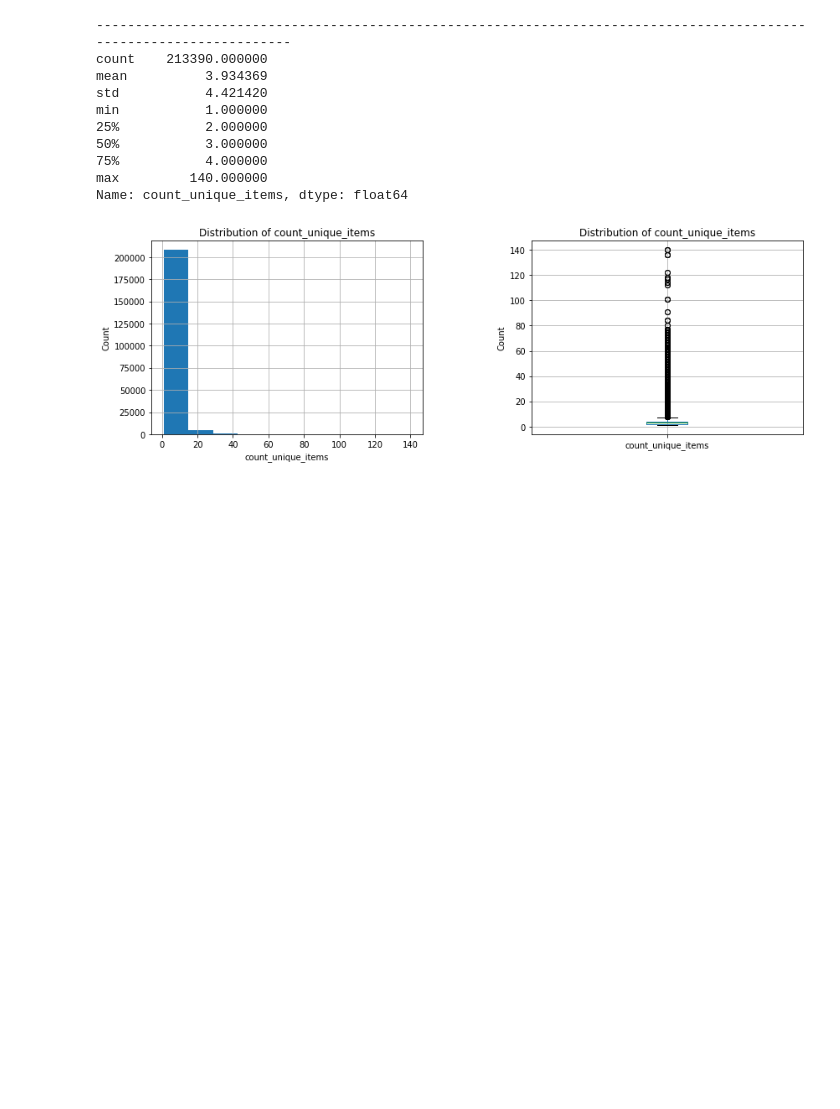
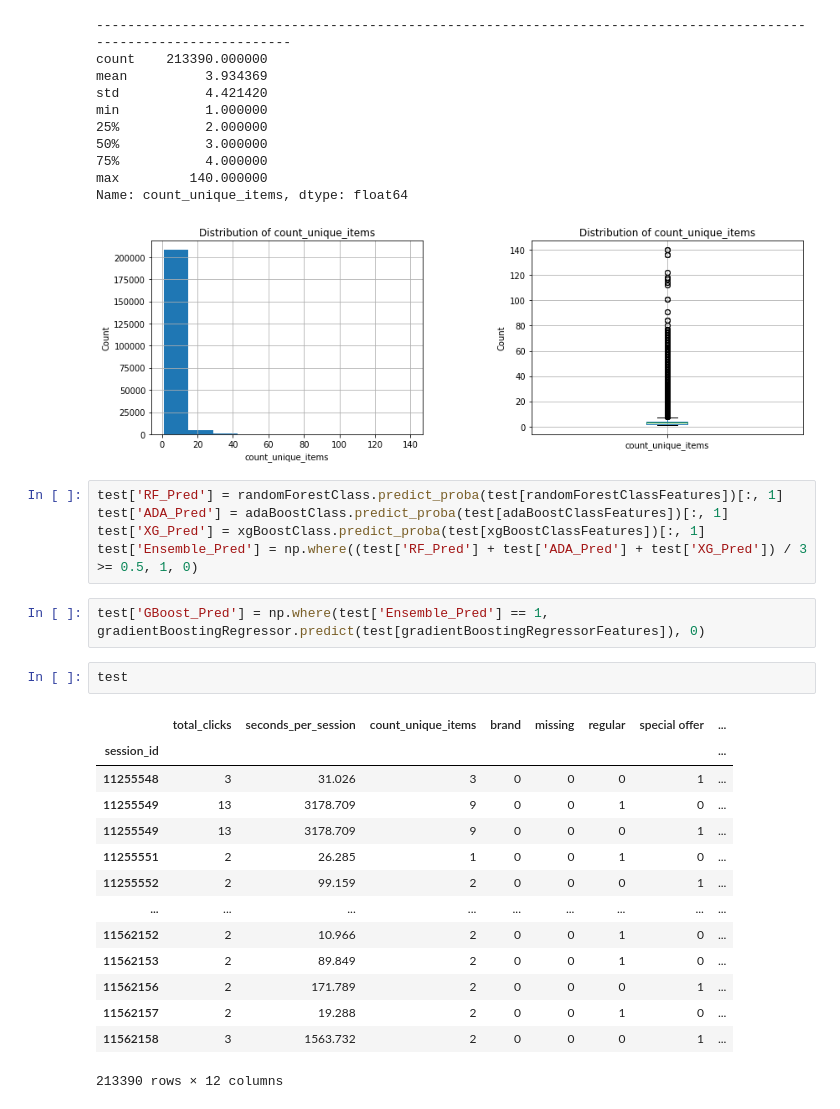
Before and after one commit to jacobweiss2305/purchase-predictions, a Jupyter notebook: model/notebooks/main.ipynb, the cells around one changed output. Drawn from its saved outputs; the diff is of its cells as text; blank space fills up the shorter version.

```diff
--- a/model/notebooks/main.ipynb
+++ b/model/notebooks/main.ipynb
@@ -306,3 +428,27 @@ min           1.000000
 max         140.000000
 Name: count_unique_items, dtype: float64
 [figure]
+# %%
+test['RF_Pred'] = randomForestClass.predict_proba(test[randomForestClassFeatures])[:, 1]
+test['ADA_Pred'] = adaBoostClass.predict_proba(test[adaBoostClassFeatures])[:, 1]
+test['XG_Pred'] = xgBoostClass.predict_proba(test[xgBoostClassFeatures])[:, 1]
+test['Ensemble_Pred'] = np.where((test['RF_Pred'] + test['ADA_Pred'] + test['XG_Pred']) / 3 >= 0.5, 1, 0)
+# %%
+test['GBoost_Pred'] = np.where(test['Ensemble_Pred'] == 1, gradientBoostingRegressor.predict(test[gradientBoostingRegressorFeatures]), 0)
+# %%
+test
+# %% [output]
+|  | total_clicks | seconds_per_session | count_unique_items | brand | missing | regular | special offer | ... |
+| session_id |  |  |  |  |  |  |  | ... |
+| 11255548 | 3 | 31.026 | 3 | 0 | 0 | 0 | 1 | ... |
+| 11255549 | 13 | 3178.709 | 9 | 0 | 0 | 1 | 0 | ... |
+| 11255549 | 13 | 3178.709 | 9 | 0 | 0 | 0 | 1 | ... |
+| 11255551 | 2 | 26.285 | 1 | 0 | 0 | 1 | 0 | ... |
+| 11255552 | 2 | 99.159 | 2 | 0 | 0 | 0 | 1 | ... |
+| ... | ... | ... | ... | ... | ... | ... | ... | ... |
+| 11562152 | 2 | 10.966 | 2 | 0 | 0 | 1 | 0 | ... |
+| 11562153 | 2 | 89.849 | 2 | 0 | 0 | 1 | 0 | ... |
+| 11562156 | 2 | 171.789 | 2 | 0 | 0 | 0 | 1 | ... |
+| 11562157 | 2 | 19.288 | 2 | 0 | 0 | 1 | 0 | ... |
+| 11562158 | 3 | 1563.732 | 2 | 0 | 0 | 0 | 1 | ... |
+213390 rows × 12 columns
```
Also changed, not shown: parts of 40 cells of this notebook.
